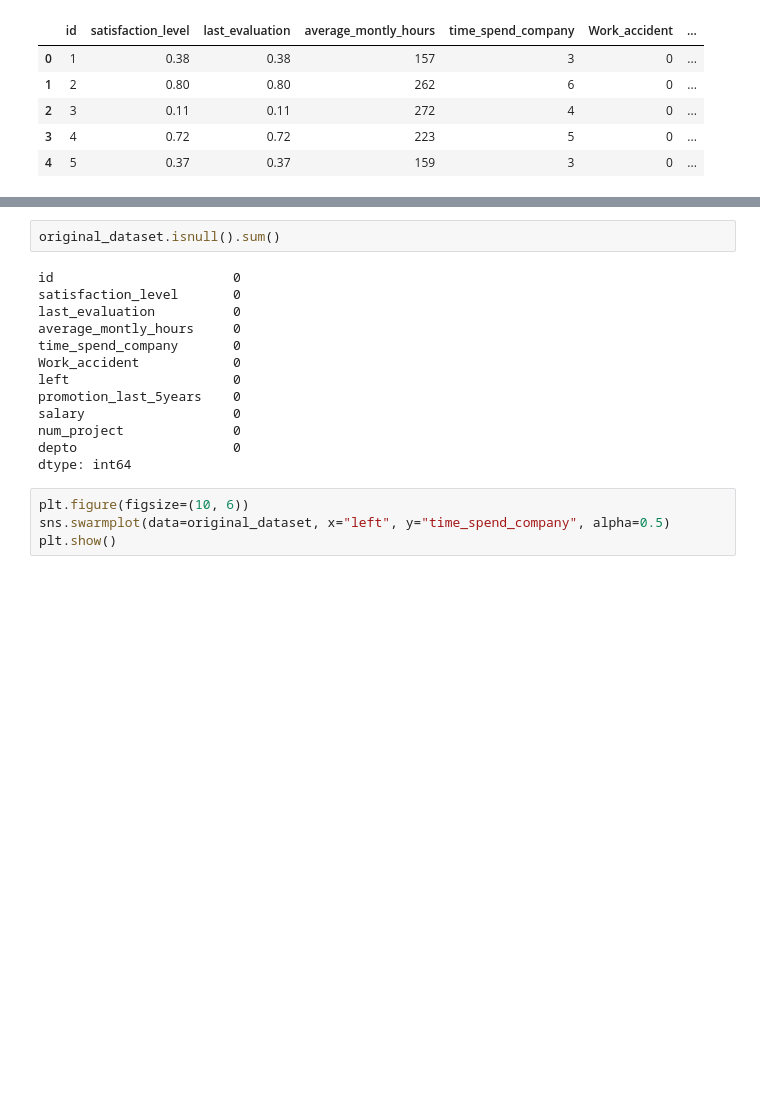
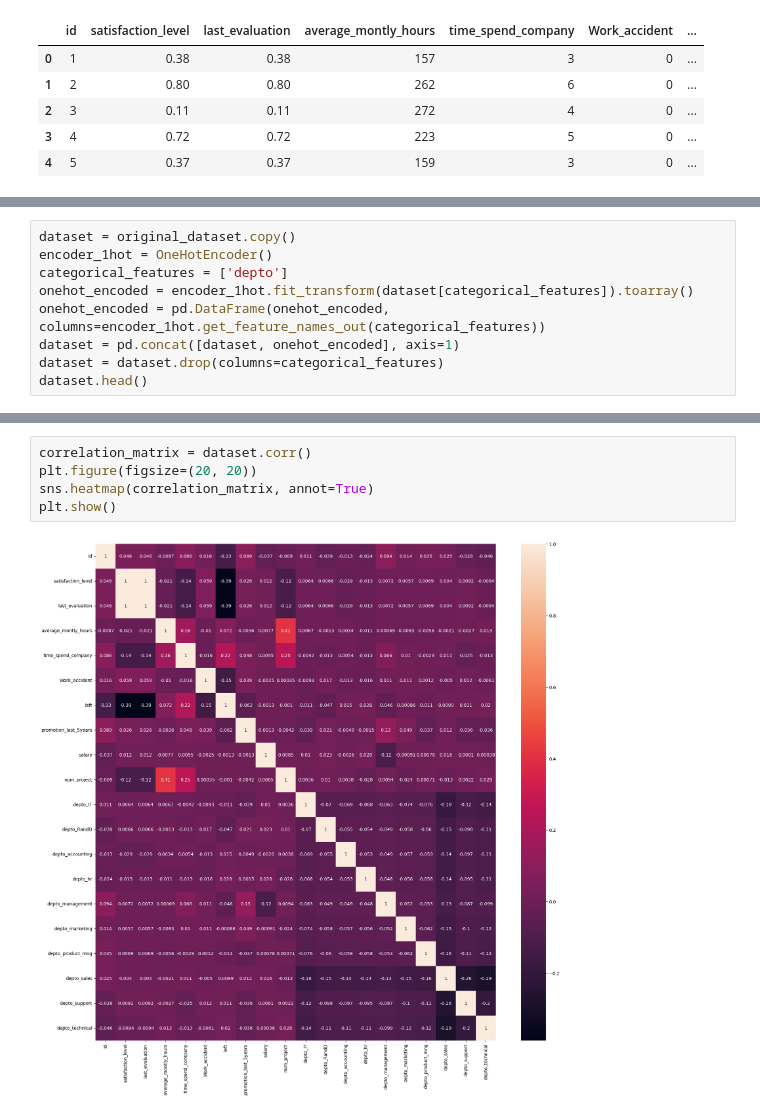
Before and after one commit to leomonteiro92/machine-learning-classes, a Jupyter notebook: hr_churn.ipynb, the cells around one changed output, grey strips where cells are left out. Cells and saved outputs as stored; diff of their text form; blank space fills up the shorter version.

```diff
--- a/hr_churn.ipynb
+++ b/hr_churn.ipynb
@@ -24,0 +41,9 @@ original_dataset.head()
+# %%
+dataset = original_dataset.copy()
+encoder_1hot = OneHotEncoder()
+categorical_features = ['depto']
+onehot_encoded = encoder_1hot.fit_transform(dataset[categorical_features]).toarray()
+onehot_encoded = pd.DataFrame(onehot_encoded, columns=encoder_1hot.get_feature_names_out(categorical_features))
+dataset = pd.concat([dataset, onehot_encoded], axis=1)
+dataset = dataset.drop(columns=categorical_features)
+dataset.head()
@@ -37,19 +69,7 @@ original_dataset.describe()
-# %%
-original_dataset.isnull().sum()
-# %% [output]
-id                       0
-satisfaction_level       0
-last_evaluation          0
-average_montly_hours     0
-time_spend_company       0
-Work_accident            0
-left                     0
-promotion_last_5years    0
-salary                   0
-num_project              0
-depto                    0
-dtype: int64
-# %%
-plt.figure(figsize=(10, 6))
-sns.swarmplot(data=original_dataset, x="left", y="time_spend_company", alpha=0.5)
-plt.show()
+# %%
+correlation_matrix = dataset.corr()
+plt.figure(figsize=(20, 20))
+sns.heatmap(correlation_matrix, annot=True)
+plt.show()
+# %% [output]
+[figure, added]
```
Also changed, not shown: parts of 6 cells of this notebook, 1 other file.
